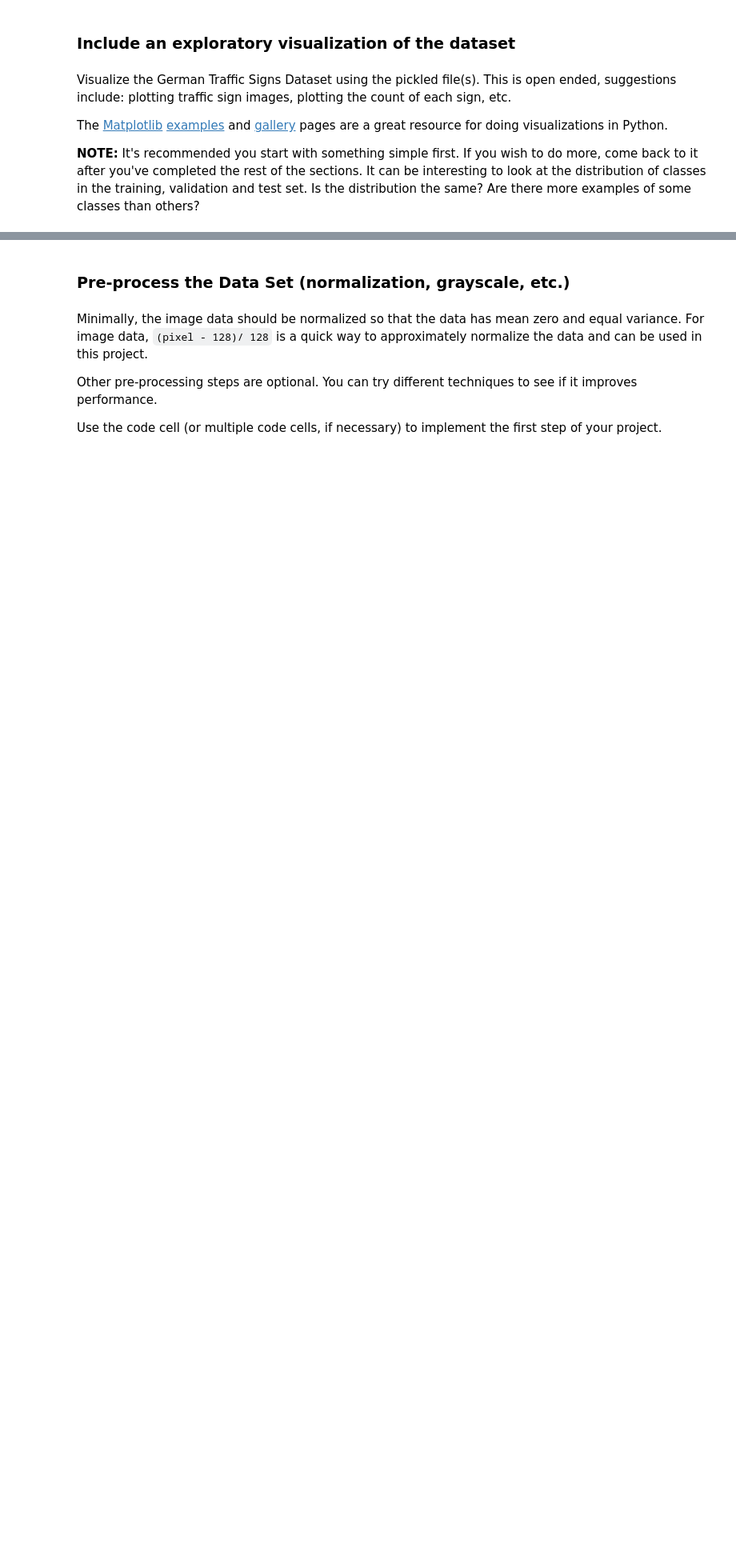
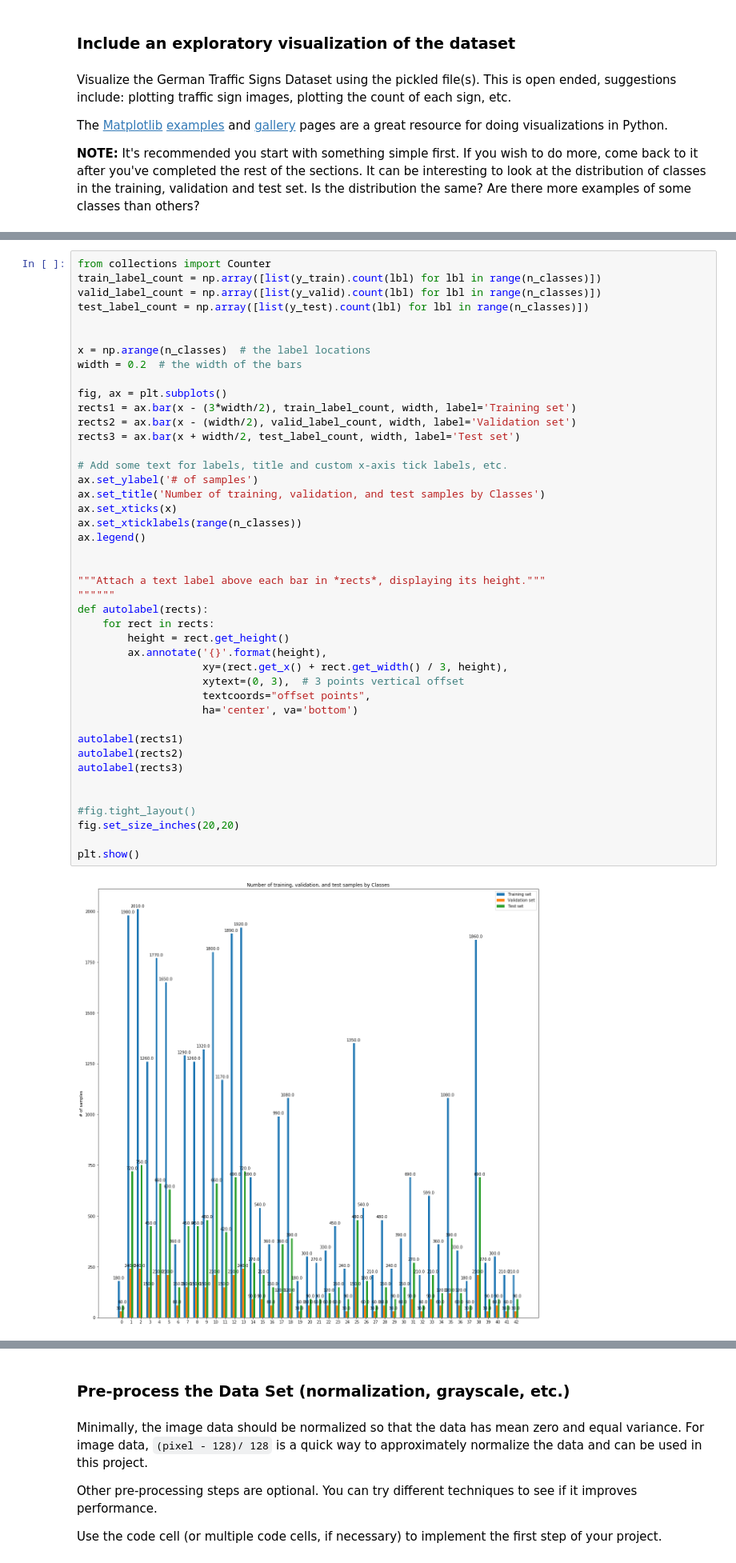
Before and after one commit to ahmadsheikhveisi/CarND-Traffic-Sign-Classifier-Project, a Jupyter notebook: Traffic_Sign_Classifier.ipynb, the cells around one changed output, grey strips where cells are left out. Shown at 80% size. Cells and saved outputs as stored; diff of their text form; blank space fills up the shorter version.

```diff
--- a/Traffic_Sign_Classifier.ipynb
+++ b/Traffic_Sign_Classifier.ipynb
@@ -119,3 +140,48 @@ print(f"{y_train[index]}: {signname}")
+# %%
+from collections import Counter
+train_label_count = np.array([list(y_train).count(lbl) for lbl in range(n_classes)])
+valid_label_count = np.array([list(y_valid).count(lbl) for lbl in range(n_classes)])
+test_label_count = np.array([list(y_test).count(lbl) for lbl in range(n_classes)])
+
+
+x = np.arange(n_classes)  # the label locations
+width = 0.2  # the width of the bars
+
+fig, ax = plt.subplots()
+rects1 = ax.bar(x - (3*width/2), train_label_count, width, label='Training set')
+rects2 = ax.bar(x - (width/2), valid_label_count, width, label='Validation set')
+rects3 = ax.bar(x + width/2, test_label_count, width, label='Test set')
+
+# Add some text for labels, title and custom x-axis tick labels, etc.
+ax.set_ylabel('# of samples')
+ax.set_title('Number of training, validation, and test samples by Classes')
+ax.set_xticks(x)
+ax.set_xticklabels(range(n_classes))
+ax.legend()
+
+
+"""Attach a text label above each bar in *rects*, displaying its height."""
+""""""
+def autolabel(rects):
+    for rect in rects:
+        height = rect.get_height()
+        ax.annotate('{}'.format(height),
+                    xy=(rect.get_x() + rect.get_width() / 3, height),
+                    xytext=(0, 3),  # 3 points vertical offset
+                    textcoords="offset points",
+                    ha='center', va='bottom')
+
+autolabel(rects1)
+autolabel(rects2)
+autolabel(rects3)
+
+
+#fig.tight_layout()
+fig.set_size_inches(20,20)
+
+plt.show()
+# %% [output]
+[figure, added]
 # %% [markdown]
 ----
 
```
Also changed, not shown: parts of 14 cells of this notebook, 21 other files.
